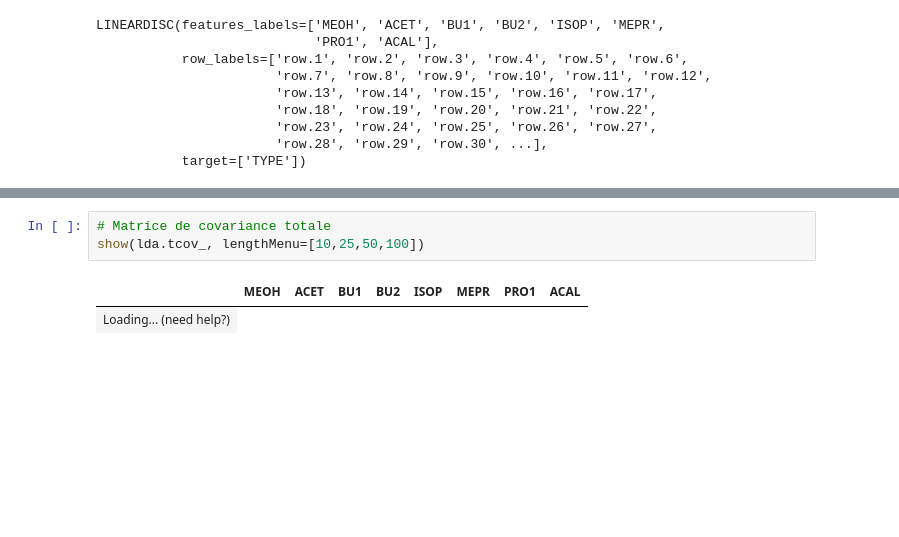
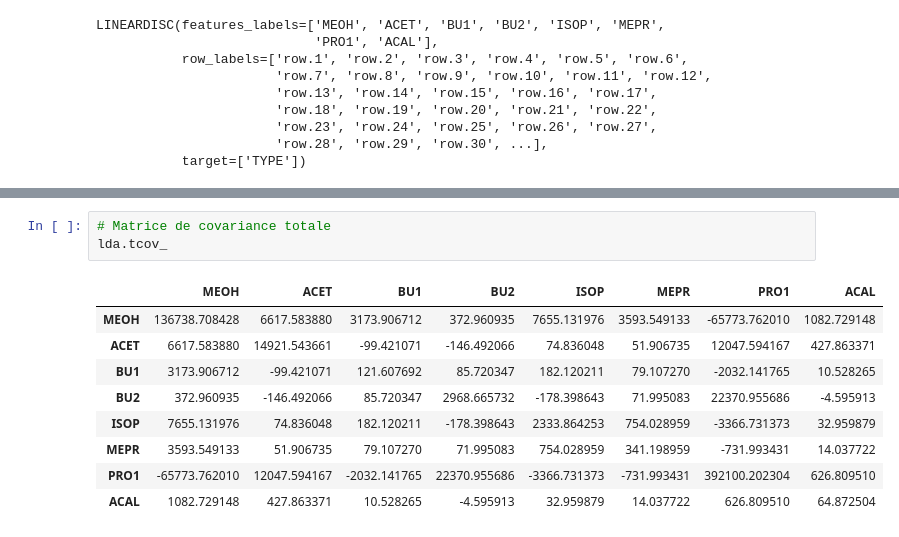
Before and after one commit to enfantbenidedieu/scientisttools, a Jupyter notebook: lda_example.ipynb, the cells around one changed output, grey strips where cells are left out. Saved outputs shown, nothing was run; the diff lists cells and outputs as text; blank space fills up the shorter version.

```diff
--- a/lda_example.ipynb
+++ b/lda_example.ipynb
@@ -46,9 +43,16 @@ show(lda.priors_)
 # %%
 # Matrice de covariance totale
-show(lda.tcov_, lengthMenu=[10,25,50,100])
+lda.tcov_
 # %% [output]
 |  | MEOH | ACET | BU1 | BU2 | ISOP | MEPR | PRO1 | ACAL |
-| Loading... (need help?) |
+| MEOH | 136738.708428 | 6617.583880 | 3173.906712 | 372.960935 | 7655.131976 | 3593.549133 | -65773.762010 | 1082.729148 |
+| ACET | 6617.583880 | 14921.543661 | -99.421071 | -146.492066 | 74.836048 | 51.906735 | 12047.594167 | 427.863371 |
+| BU1 | 3173.906712 | -99.421071 | 121.607692 | 85.720347 | 182.120211 | 79.107270 | -2032.141765 | 10.528265 |
+| BU2 | 372.960935 | -146.492066 | 85.720347 | 2968.665732 | -178.398643 | 71.995083 | 22370.955686 | -4.595913 |
+| ISOP | 7655.131976 | 74.836048 | 182.120211 | -178.398643 | 2333.864253 | 754.028959 | -3366.731373 | 32.959879 |
+| MEPR | 3593.549133 | 51.906735 | 79.107270 | 71.995083 | 754.028959 | 341.198959 | -731.993431 | 14.037722 |
+| PRO1 | -65773.762010 | 12047.594167 | -2032.141765 | 22370.955686 | -3366.731373 | -731.993431 | 392100.202304 | 626.809510 |
+| ACAL | 1082.729148 | 427.863371 | 10.528265 | -4.595913 | 32.959879 | 14.037722 | 626.809510 | 64.872504 |
 # %%
 # Matrice de covariance conditionne
 lda.gcov_
```
Also changed, not shown: parts of 33 cells of this notebook, 1 other file.
